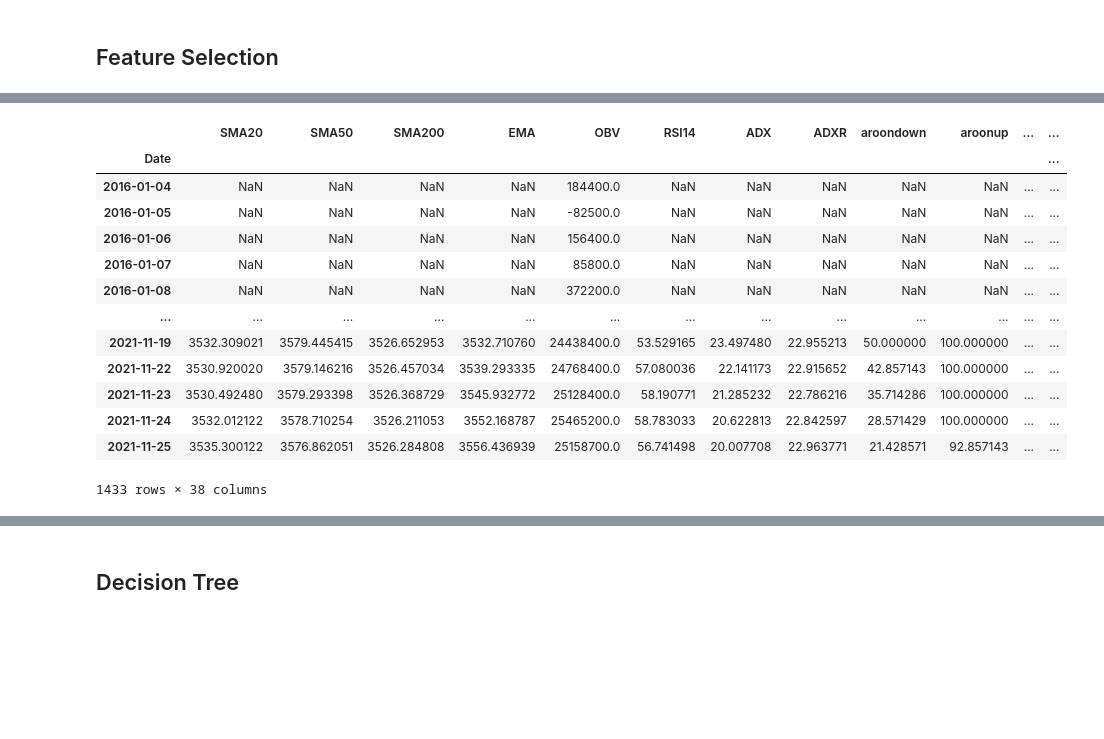
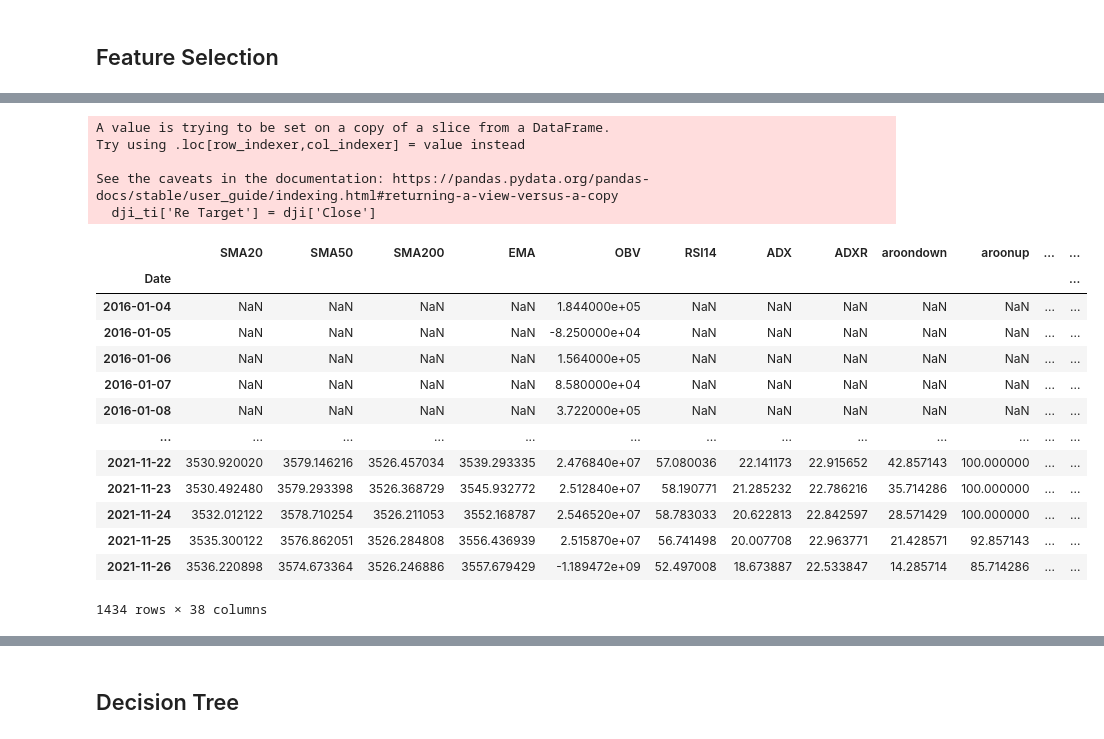
Before and after one commit to pro10150/stock-prediction, a Jupyter notebook: stock-prediction.ipynb, the cells around one changed output, grey strips where cells are left out. Drawn from its saved outputs; the diff is of its cells as text; code cells hidden in the pictures; blank space fills up the shorter version.

```diff
--- a/stock-prediction.ipynb
+++ b/stock-prediction.ipynb
@@ -105,6 +105,7 @@ dji_ti['TRIX'] = talib.TRIX(close, timeperiod=30)
 dji_ti['ULTOSC'] = talib.ULTOSC(high, low, close, timeperiod1=7, timeperiod2=14, timeperiod3=28)
 dji_ti['WILLR'] = talib.WILLR(high, low, close, timeperiod=14)
 dji_ti['Target'] = dji['Target']
+dji_ti['Re Target'] = dji['Close']
 dji_ti
 # %% [output]
 |  | SMA20 | SMA50 | SMA200 | EMA | OBV | RSI14 | ADX | ADXR | aroondown | aroonup | ... | ... |
@@ -1130,8 +1136,6 @@ sse
 target = computeTarget(sse['Close'], sse['Future Close'])
 
 sse['Target'] = target
-sse_target = sse.loc[hsi.index[-1]]
-sse = sse.dropna()
 # %%
 close = sse['Close']
 high = sse['High']
@@ -1150,42 +1154,48 @@ sse_ti['ADX'] = talib.ADX(high, low, close, timeperiod=14)
 sse_ti['ADXR'] = talib.ADXR(high, low, close, timeperiod=14)
 sse_ti['aroondown'], sse_ti['aroonup'] = talib.AROON(high, low, timeperiod=14)
 sse_ti['APO'] = talib.APO(close, fastperiod=12, slowperiod=26, matype=0)
 sse_ti['AROONOSC'] = talib.AROONOSC(high, low, timeperiod=14)
 sse_ti['BOP'] = talib.BOP(open, high, low, close)
 sse_ti['CCI'] = talib.CCI(high, low, close, timeperiod=14)
 sse_ti['CMO'] = talib.CMO(close, timeperiod=14)
 sse_ti['DX'] = talib.DX(high, low, close, timeperiod=14)
 sse_ti['macd'],sse_ti['macdsignal'],sse_ti['macdhist'] = talib.MACD(close, fastperiod = 12, slowperiod=26, signalperiod=9)
 sse_ti['MFI'] = talib.MFI(high, low, close, volume, timeperiod=14)
 sse_ti['MINUS_DI'] = talib.MINUS_DI(high, low, close, timeperiod=14)
 sse_ti['MINUS_DM'] = talib.MINUS_DM(high, low, timeperiod=14)
 sse_ti['MOM'] = talib.MOM(close, timeperiod=14)
 sse_ti['PLUS_DI'] = talib.PLUS_DI(high, low, close, timeperiod=14)
 sse_ti['PLUS_DM'] = talib.PLUS_DM(high, low, timeperiod=14)
 sse_ti['PPO'] = talib.PPO(close, fastperiod=12, slowperiod=26, matype=0)
 sse_ti['ROC'] = talib.ROC(close, timeperiod=10)
 sse_ti['ROCP'] = talib.ROCP(close, timeperiod=10)
 sse_ti['ROCR'] = talib.ROCR(close, timeperiod=10)
 sse_ti['ROCR100'] = talib.ROCR100(close, timeperiod=10)
 sse_ti['slowk'], sse_ti['slowd'] = talib.STOCH(high, low, close, fastk_period=5, slowk_period=3, slowd_period=3, slowd_matype=0)
 sse_ti['fastk'], sse_ti['fastd'] = talib.STOCHF(high, low, close, fastk_period=5, fastd_period=3, fastd_matype=0)
 sse_ti['TRIX'] = talib.TRIX(close, timeperiod=30)
 sse_ti['ULTOSC'] = talib.ULTOSC(high, low, close, timeperiod1=7, timeperiod2=14, timeperiod3=28)
 sse_ti['WILLR'] = talib.WILLR(high, low, close, timeperiod=14)
 sse_ti['Target'] = sse['Target']
+dji_ti['Re Target'] = dji['Close']
 sse_ti
 # %% [output]
+A value is trying to be set on a copy of a slice from a DataFrame.
+Try using .loc[row_indexer,col_indexer] = value instead
+
+See the caveats in the documentation: https://pandas.pydata.org/pandas-docs/stable/user_guide/indexing.html#returning-a-view-versus-a-copy
+  dji_ti['Re Target'] = dji['Close']
 |  | SMA20 | SMA50 | SMA200 | EMA | OBV | RSI14 | ADX | ADXR | aroondown | aroonup | ... | ... |
 | Date |  |  |  |  |  |  |  |  |  |  |  | ... |
-| 2016-01-04 | NaN | NaN | NaN | NaN | 184400.0 | NaN | NaN | NaN | NaN | NaN | ... | ... |
-| 2016-01-05 | NaN | NaN | NaN | NaN | -82500.0 | NaN | NaN | NaN | NaN | NaN | ... | ... |
-| 2016-01-06 | NaN | NaN | NaN | NaN | 156400.0 | NaN | NaN | NaN | NaN | NaN | ... | ... |
-| 2016-01-07 | NaN | NaN | NaN | NaN | 85800.0 | NaN | NaN | NaN | NaN | NaN | ... | ... |
-| 2016-01-08 | NaN | NaN | NaN | NaN | 372200.0 | NaN | NaN | NaN | NaN | NaN | ... | ... |
+| 2016-01-04 | NaN | NaN | NaN | NaN | 1.844000e+05 | NaN | NaN | NaN | NaN | NaN | ... | ... |
+| 2016-01-05 | NaN | NaN | NaN | NaN | -8.250000e+04 | NaN | NaN | NaN | NaN | NaN | ... | ... |
+| 2016-01-06 | NaN | NaN | NaN | NaN | 1.564000e+05 | NaN | NaN | NaN | NaN | NaN | ... | ... |
+| 2016-01-07 | NaN | NaN | NaN | NaN | 8.580000e+04 | NaN | NaN | NaN | NaN | NaN | ... | ... |
+| 2016-01-08 | NaN | NaN | NaN | NaN | 3.722000e+05 | NaN | NaN | NaN | NaN | NaN | ... | ... |
 | ... | ... | ... | ... | ... | ... | ... | ... | ... | ... | ... | ... | ... |
-| 2021-11-19 | 3532.309021 | 3579.445415 | 3526.652953 | 3532.710760 | 24438400.0 | 53.529165 | 23.497480 | 22.955213 | 50.000000 | 100.000000 | ... | ... |
-| 2021-11-22 | 3530.920020 | 3579.146216 | 3526.457034 | 3539.293335 | 24768400.0 | 57.080036 | 22.141173 | 22.915652 | 42.857143 | 100.000000 | ... | ... |
-| 2021-11-23 | 3530.492480 | 3579.293398 | 3526.368729 | 3545.932772 | 25128400.0 | 58.190771 | 21.285232 | 22.786216 | 35.714286 | 100.000000 | ... | ... |
-| 2021-11-24 | 3532.012122 | 3578.710254 | 3526.211053 | 3552.168787 | 25465200.0 | 58.783033 | 20.622813 | 22.842597 | 28.571429 | 100.000000 | ... | ... |
-| 2021-11-25 | 3535.300122 | 3576.862051 | 3526.284808 | 3556.436939 | 25158700.0 | 56.741498 | 20.007708 | 22.963771 | 21.428571 | 92.857143 | ... | ... |
+| 2021-11-22 | 3530.920020 | 3579.146216 | 3526.457034 | 3539.293335 | 2.476840e+07 | 57.080036 | 22.141173 | 22.915652 | 42.857143 | 100.000000 | ... | ... |
+| 2021-11-23 | 3530.492480 | 3579.293398 | 3526.368729 | 3545.932772 | 2.512840e+07 | 58.190771 | 21.285232 | 22.786216 | 35.714286 | 100.000000 | ... | ... |
+| 2021-11-24 | 3532.012122 | 3578.710254 | 3526.211053 | 3552.168787 | 2.546520e+07 | 58.783033 | 20.622813 | 22.842597 | 28.571429 | 100.000000 | ... | ... |
+| 2021-11-25 | 3535.300122 | 3576.862051 | 3526.284808 | 3556.436939 | 2.515870e+07 | 56.741498 | 20.007708 | 22.963771 | 21.428571 | 92.857143 | ... | ... |
+| 2021-11-26 | 3536.220898 | 3574.673364 | 3526.246886 | 3557.679429 | -1.189472e+09 | 52.497008 | 18.673887 | 22.533847 | 14.285714 | 85.714286 | ... | ... |
-1433 rows × 38 columns
+1434 rows × 38 columns
```
Also changed, not shown: parts of 54 cells of this notebook.
